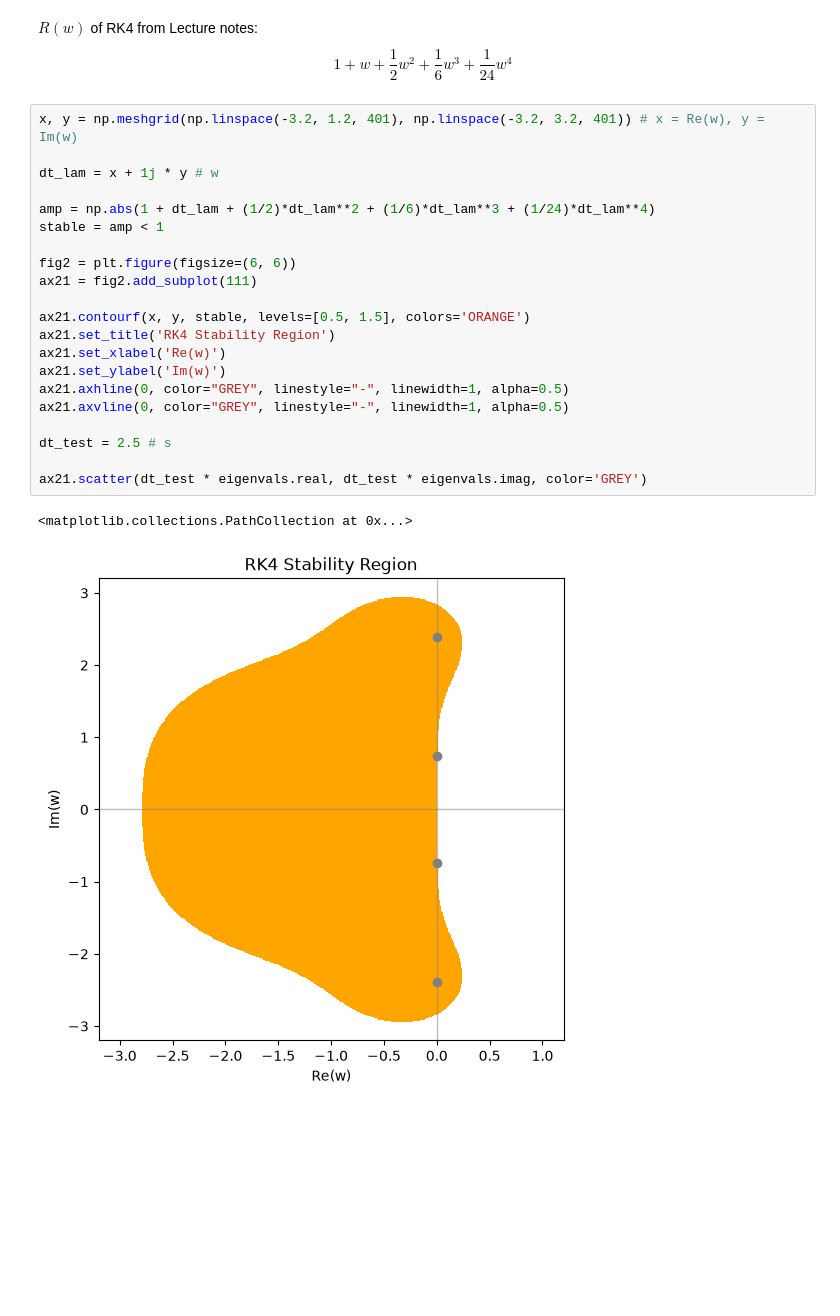
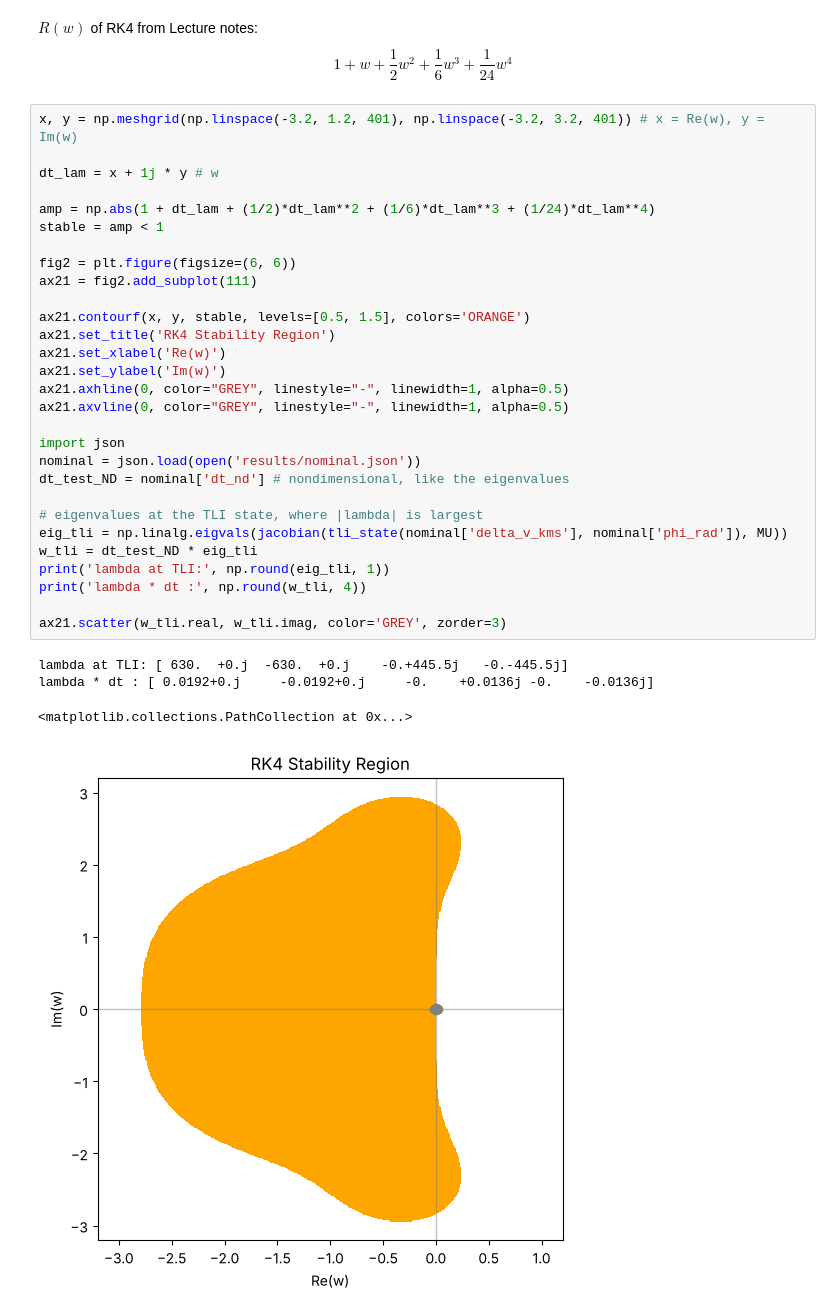
Before and after one commit to boyakhil978/FreeReturnTrajectory, a Jupyter notebook: FreeReturnTrajectory.ipynb, the cells around one changed output. Drawn from its saved outputs; the diff is of its cells as text; blank space fills up the shorter version.

```diff
--- a/FreeReturnTrajectory.ipynb
+++ b/FreeReturnTrajectory.ipynb
@@ -193,27 +197,37 @@ $$
 # %%
 x, y = np.meshgrid(np.linspace(-3.2, 1.2, 401), np.linspace(-3.2, 3.2, 401)) # x = Re(w), y = Im(w)
 
 dt_lam = x + 1j * y # w
 
 amp = np.abs(1 + dt_lam + (1/2)*dt_lam**2 + (1/6)*dt_lam**3 + (1/24)*dt_lam**4)
 stable = amp < 1
 
 fig2 = plt.figure(figsize=(6, 6))
 ax21 = fig2.add_subplot(111)
 
 ax21.contourf(x, y, stable, levels=[0.5, 1.5], colors='ORANGE')
 ax21.set_title('RK4 Stability Region')
 ax21.set_xlabel('Re(w)')
 ax21.set_ylabel('Im(w)')
 ax21.axhline(0, color="GREY", linestyle="-", linewidth=1, alpha=0.5)
 ax21.axvline(0, color="GREY", linestyle="-", linewidth=1, alpha=0.5)
 
-dt_test = 2.5 # s
+import json
+nominal = json.load(open('results/nominal.json'))
+dt_test_ND = nominal['dt_nd'] # nondimensional, like the eigenvalues
 
-ax21.scatter(dt_test * eigenvals.real, dt_test * eigenvals.imag, color='GREY')
+# eigenvalues at the TLI state, where |lambda| is largest
+eig_tli = np.linalg.eigvals(jacobian(tli_state(nominal['delta_v_kms'], nominal['phi_rad']), MU))
+w_tli = dt_test_ND * eig_tli
+print('lambda at TLI:', np.round(eig_tli, 1))
+print('lambda * dt :', np.round(w_tli, 4))
+
+ax21.scatter(w_tli.real, w_tli.imag, color='GREY', zorder=3)
 # %% [output]
-<matplotlib.collections.PathCollection at 0x...>
+lambda at TLI: [ 630.  +0.j  -630.  +0.j    -0.+445.5j   -0.-445.5j]
+lambda * dt : [ 0.0192+0.j     -0.0192+0.j     -0.    +0.0136j -0.    -0.0136j]
+<matplotlib.collections.PathCollection at 0x...>
-[figure, old version]
+[figure, new version]
 # %%
 x, y = np.meshgrid(np.linspace(-3.2, 1.2, 401), np.linspace(-3.2, 3.2, 401)) # x = Re(w), y = Im(w)
 
```
Also changed, not shown: parts of 9 cells of this notebook, 29 other files.
